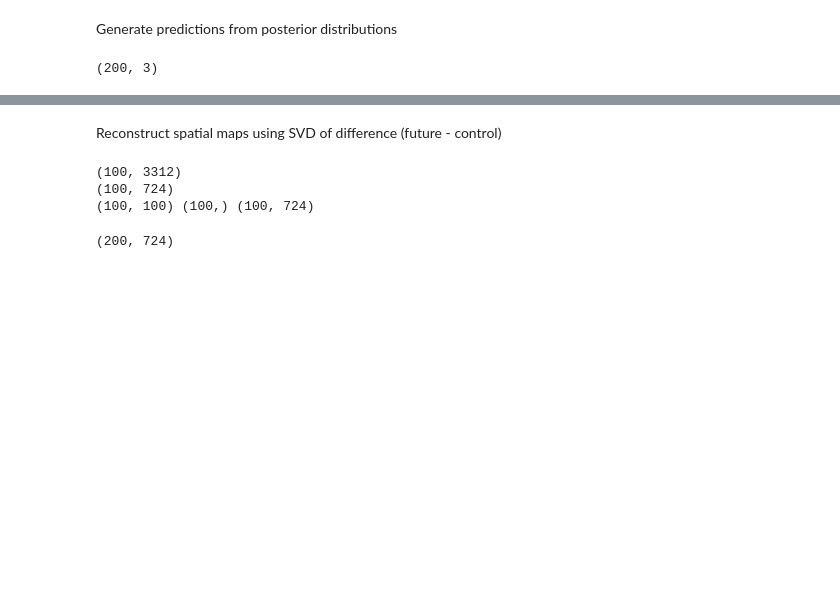
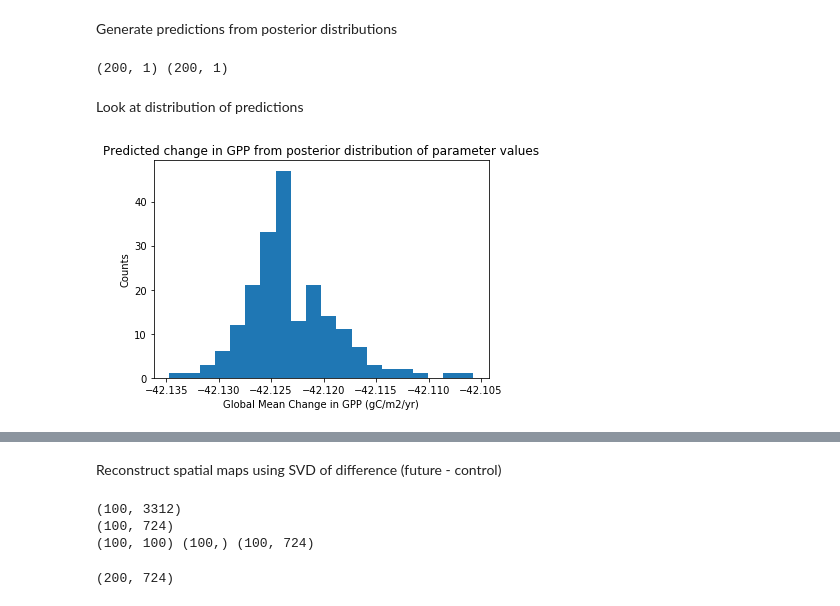
Before and after one commit to katiedagon/CLM5_ParameterUncertainty, a Jupyter notebook: posteriorFuture.ipynb, the cells around one changed output, grey strips where cells are left out. Cells and saved outputs as stored; diff of their text form; code cells hidden in the pictures; blank space fills up the shorter version.

```diff
--- a/posteriorFuture.ipynb
+++ b/posteriorFuture.ipynb
@@ -57,5 +57,6 @@ def mean_sq_err(y_true,y_pred):
 # %% [markdown]
 Load previously trained model
 # %%
-NN_models = [load_model("emulators/NN_"+v+"diff_finalize_multi-dim.h5",
+NN_models = [load_model("emulators/NN_"+v+"_finalize_GM_diff.h5",
     custom_objects={'mean_sq_err' :mean_sq_err}) for v in var]
+#NN_GPP = load_model("emulators/NN_GPP_finalize_GM_diff.h5", custom_objects={'mean_sq_err' :mean_sq_err})
@@ -76,6 +64,19 @@ W1022 13:53:06.630867 140625750320896 deprecation_wrapper.py:119] From /glade/wo
 Generate predictions from posterior distributions
 # %%
 post_preds = [NN_models[i].predict(posterior) for i,v in enumerate(var)]
-post_preds[0].shape
+print(post_preds[0].shape, post_preds[1].shape)
+#post_preds = NN_GPP.predict(posterior)
+#post_preds.shape
 # %% [output]
-(200, 3)
+(200, 1) (200, 1)
+# %% [markdown]
+Look at distribution of predictions
+# %%
+#GPP
+plt.hist(post_preds[0], bins=20)
+plt.ylabel("Counts")
+plt.xlabel("Global Mean Change in GPP (gC/m2/yr)")
+plt.title("Predicted change in GPP from posterior distribution of parameter values");
+#plt.savefig("dist_posterior_predictions_GPP.pdf")
+# %% [output]
+[figure, added]
```
Also changed, not shown: parts of 7 cells of this notebook, 11 other files.
